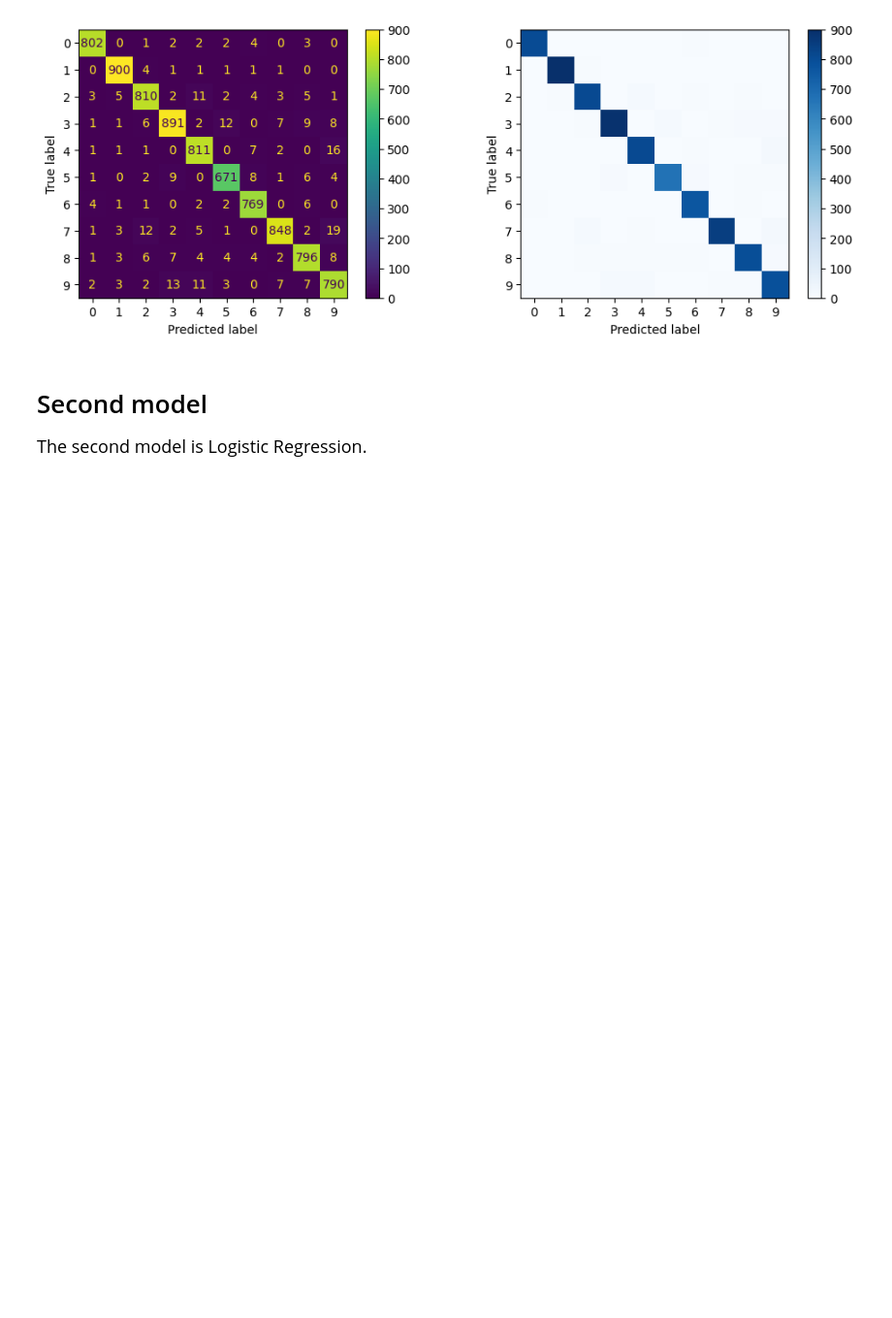
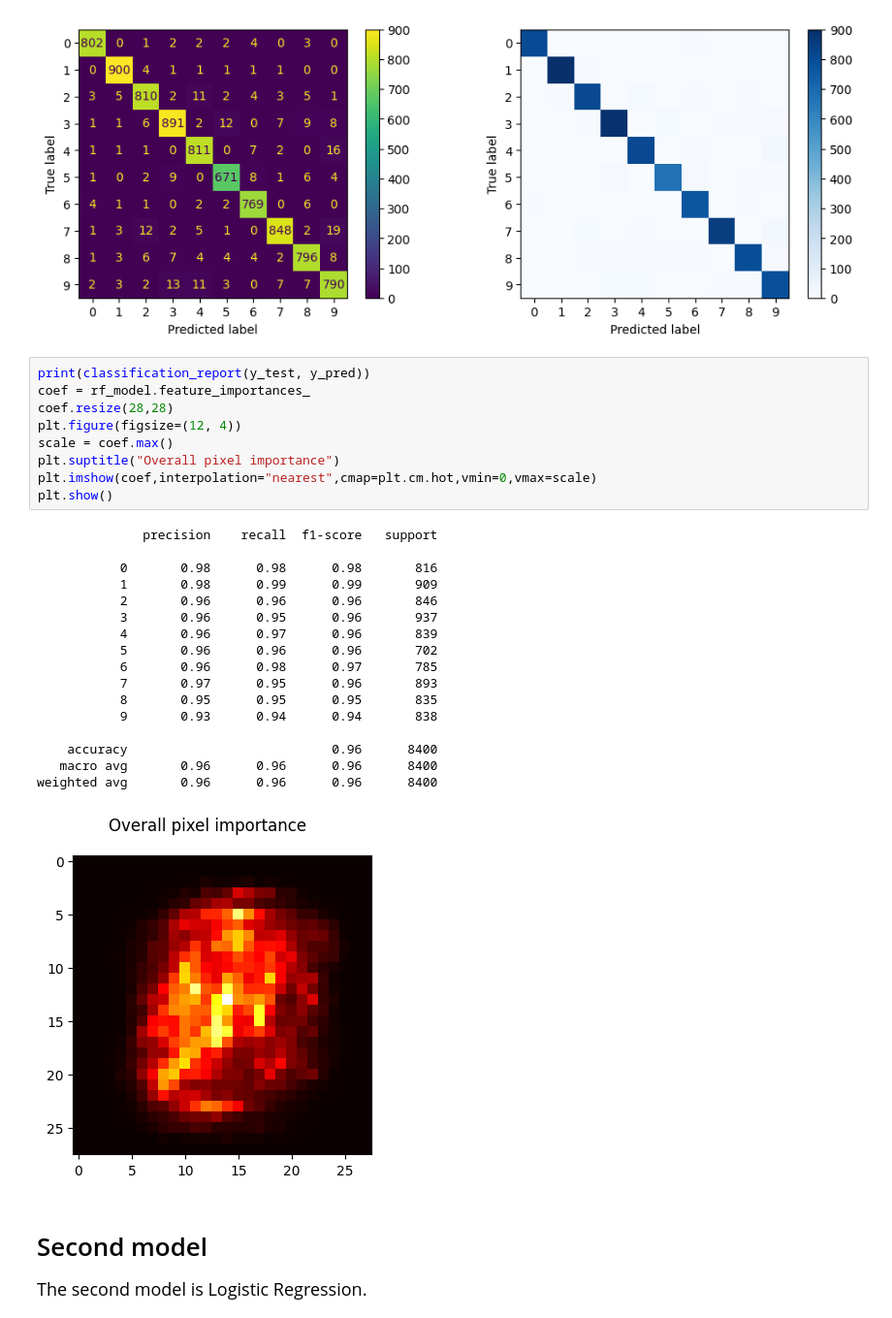
Before and after one commit to bit-nap/CSCI.331-Digit-Recognizer, a Jupyter notebook: csci-331-digit-recognizer-notebook.ipynb, the cells around one changed output. Shown: that part at 97% size. Saved outputs shown, nothing was run; the diff lists cells and outputs as text; blank space fills up the shorter version.

```diff
--- a/csci-331-digit-recognizer-notebook.ipynb
+++ b/csci-331-digit-recognizer-notebook.ipynb
@@ -78,6 +78,33 @@ ConfusionMatrixDisplay(conf_matrix).plot(ax=axarr[1],cmap=plt.cm.Blues,include_v
 Random Forest Accuracy: 0.9628571428571429
 <sklearn.metrics._plot.confusion_matrix.ConfusionMatrixDisplay at 0x...>
 [figure]
+# %%
+print(classification_report(y_test, y_pred))
+coef = rf_model.feature_importances_
+coef.resize(28,28)
+plt.figure(figsize=(12, 4))
+scale = coef.max()
+plt.suptitle("Overall pixel importance")
+plt.imshow(coef,interpolation="nearest",cmap=plt.cm.hot,vmin=0,vmax=scale)
+plt.show()
+# %% [output]
+              precision    recall  f1-score   support
+
+           0       0.98      0.98      0.98       816
+           1       0.98      0.99      0.99       909
+           2       0.96      0.96      0.96       846
+           3       0.96      0.95      0.96       937
+           4       0.96      0.97      0.96       839
+           5       0.96      0.96      0.96       702
+           6       0.96      0.98      0.97       785
+           7       0.97      0.95      0.96       893
+           8       0.95      0.95      0.95       835
+           9       0.93      0.94      0.94       838
+
+    accuracy                           0.96      8400
+   macro avg       0.96      0.96      0.96      8400
+weighted avg       0.96      0.96      0.96      8400
+[figure, added]
 # %% [markdown]
 # Second model
 <span style="font-size:18px;">
```
Also changed, not shown: parts of 4 cells of this notebook.
